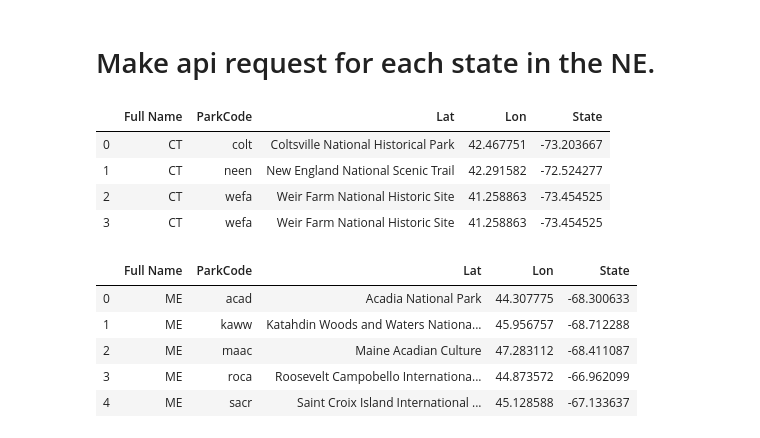
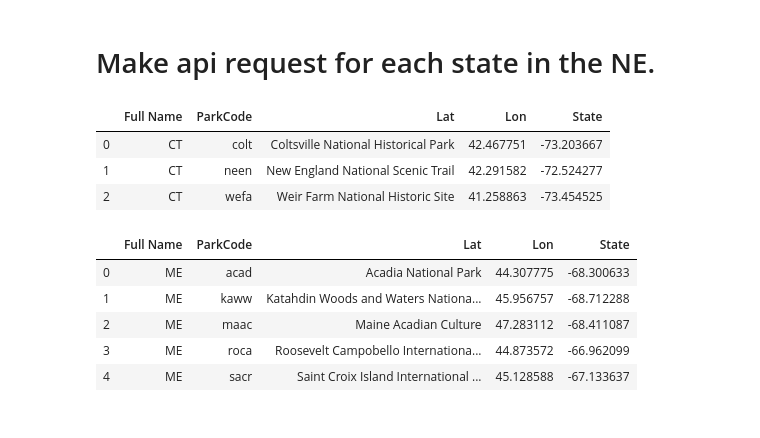
Before and after one commit to Eng-Hisham991/National_Park_Analysis, a Jupyter notebook: Northeast by Midwest .ipynb, the cells around one changed output. Drawn from its saved outputs; the diff is of its cells as text; code cells hidden in the pictures.

```diff
--- a/Northeast by Midwest .ipynb
+++ b/Northeast by Midwest .ipynb
@@ -94,37 +92,37 @@ CT_Par1 = CT_Par1[CT_Par1.State_code != 'MA']
 CT_Par1 = CT_Par1[CT_Par1.State_code != 'PA']
 CT_Par1 = CT_Par1[CT_Par1.ParkCode != 'qush'] # Dropped because it doesn't have lat/lng data.
 def convert(latlon):
     latlon = (data["data"][0]["latLong"])
 
     lat,lon = latlon.split(", ")
 
     l, lat=lat.split(':')
     l, lon=lon.split(':')
 
     lat = float(lat)
     lon = float(lon)
     return([lat, lon])
 latlon=[]
 for park in CT_Par1['ParkCode']:
     url = f"https://developer.nps.gov/api/v1/parks?parkCode={park}&api_key={Api_key}"
     try:
         data = requests.get(url).json()
-        l_l = convert_lat_lon(data["data"][0]["latLong"])
+        l_l = convert(data["data"][0]["latLong"])
         state = data["data"][0]['states']
         latlon.append([state, park, data["data"][0]["fullName"], l_l[0], l_l[1]])
     except:
         print(f"Chech the cde...Skipping {park}")
 CT_Par_latlng= pd.DataFrame(latlon, columns = ['Full Name', 'ParkCode', 'Lat', 'Lon', 'State'])
-# CT_Par1.drop_duplicates(subset=None, keep='first', inplace=True)
+CT_Par1.drop_duplicates(subset=None, keep='first', inplace=False)
 # CT_Parks_lat_lon = pd.DataFrame(latlon, columns = ['State','ParkCode','Park', 'Lat', 'Lon'])
-CT_Par_latlng['Full Name']=['CT', 'CT', 'CT', 'CT']
+# CT_Par_latlng['Full Name']=['CT', 'CT', 'CT', 'CT']
+CT_Par_latlng= CT_Par_latlng.drop_duplicates(subset=None, keep='first', inplace=False)
 CT_Par_latlng
 # %% [output]
 |  | Full Name | ParkCode | Lat | Lon | State |
 | 0 | CT | colt | Coltsville National Historical Park | 42.467751 | -73.203667 |
 | 1 | CT | neen | New England National Scenic Trail | 42.291582 | -72.524277 |
 | 2 | CT | wefa | Weir Farm National Historic Site | 41.258863 | -73.454525 |
-| 3 | CT | wefa | Weir Farm National Historic Site | 41.258863 | -73.454525 |
 # %%
 # ME_Results
 ME_par=[]
```
Also changed, not shown: parts of 47 cells of this notebook, 10 other files.
